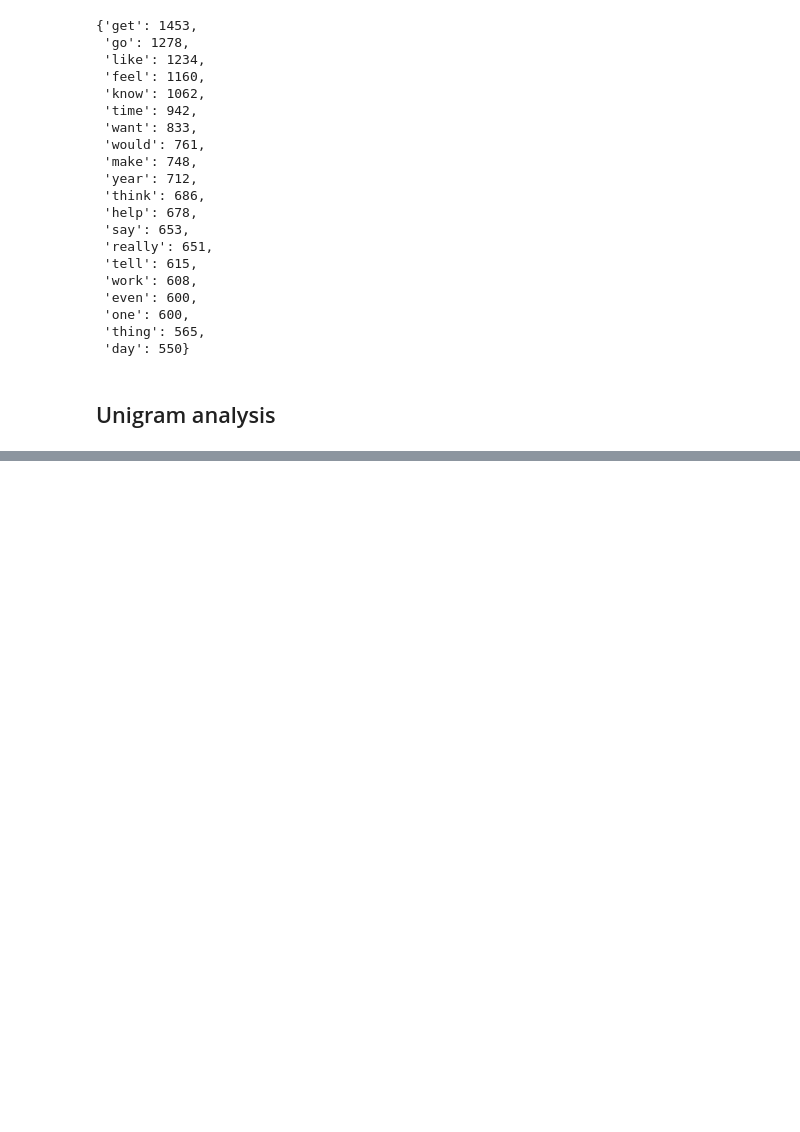
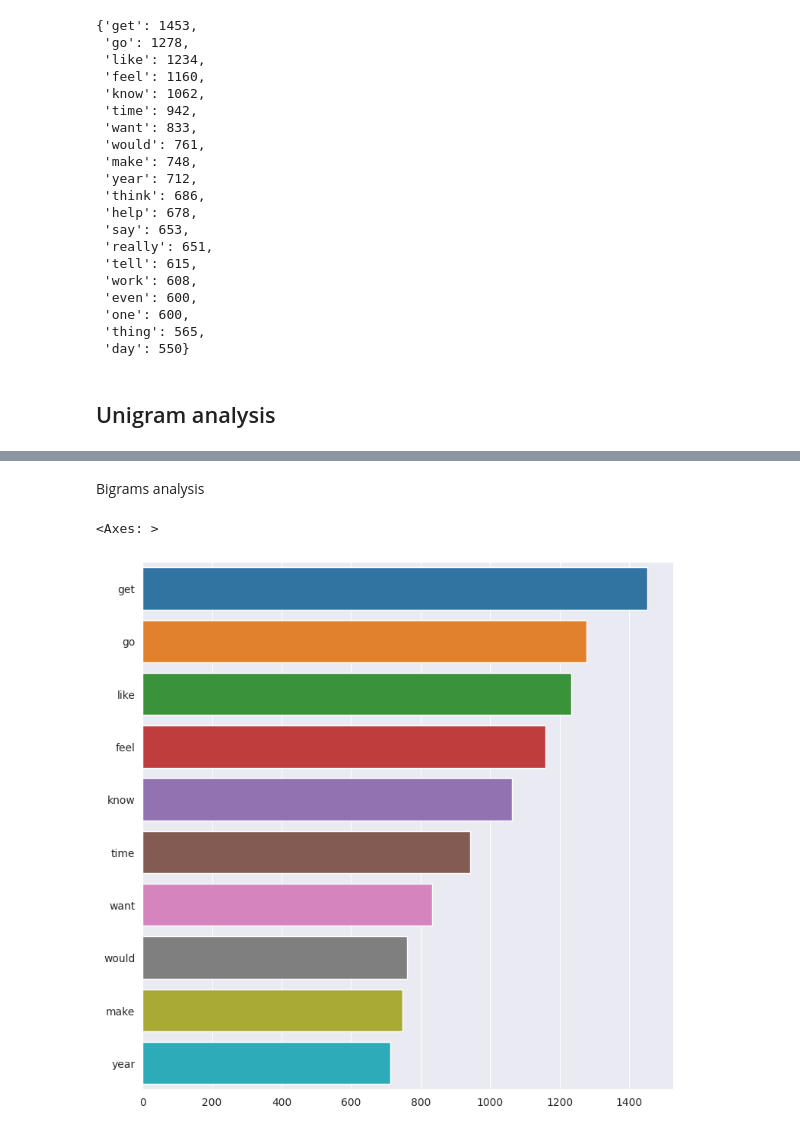
Before and after one commit to INCREDIBLE-AURNOB/Human-Stress-Prediction-with-LSTM, a Jupyter notebook: Human_Stress_Prediction.ipynb, the cells around one changed output, grey strips where cells are left out. Drawn from its saved outputs; the diff is of its cells as text; code cells hidden in the pictures; blank space fills up the shorter version.

```diff
--- a/Human_Stress_Prediction.ipynb
+++ b/Human_Stress_Prediction.ipynb
@@ -294,0 +298,10 @@ sns.barplot(x=list(most_common_uni.values()),y=(list(most_common_uni.keys())))
+# %% [markdown]
+Bigrams analysis
+# %%
+plt.figure(figsize=(9,9))
+most_common_bi=get_top_text_ngrams(raw_df.text,10,2)
+most_common_uni=dict(most_common_uni)
+sns.barplot(x=list(most_common_uni.values()),y=list(most_common_uni.keys()))
+# %% [output]
+<Axes: >
+[figure, added]
```
Also changed, not shown: parts of 6 cells of this notebook.
